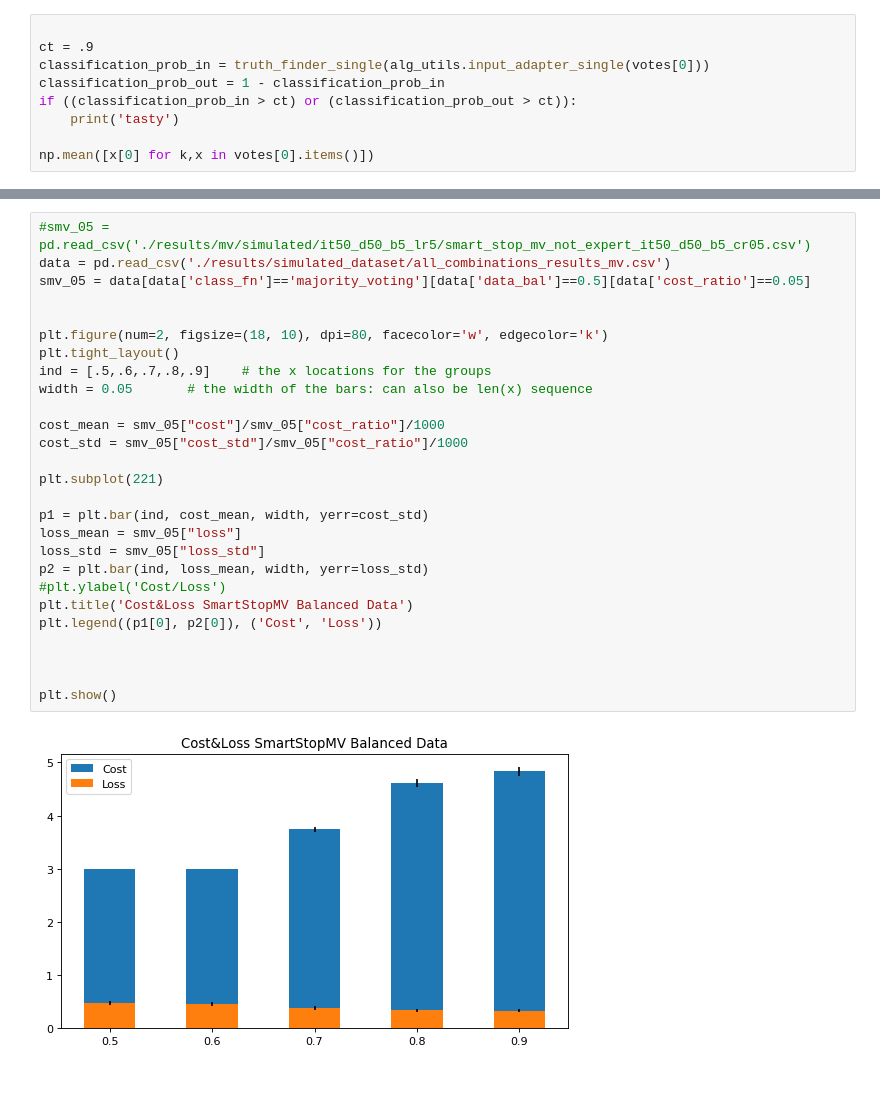
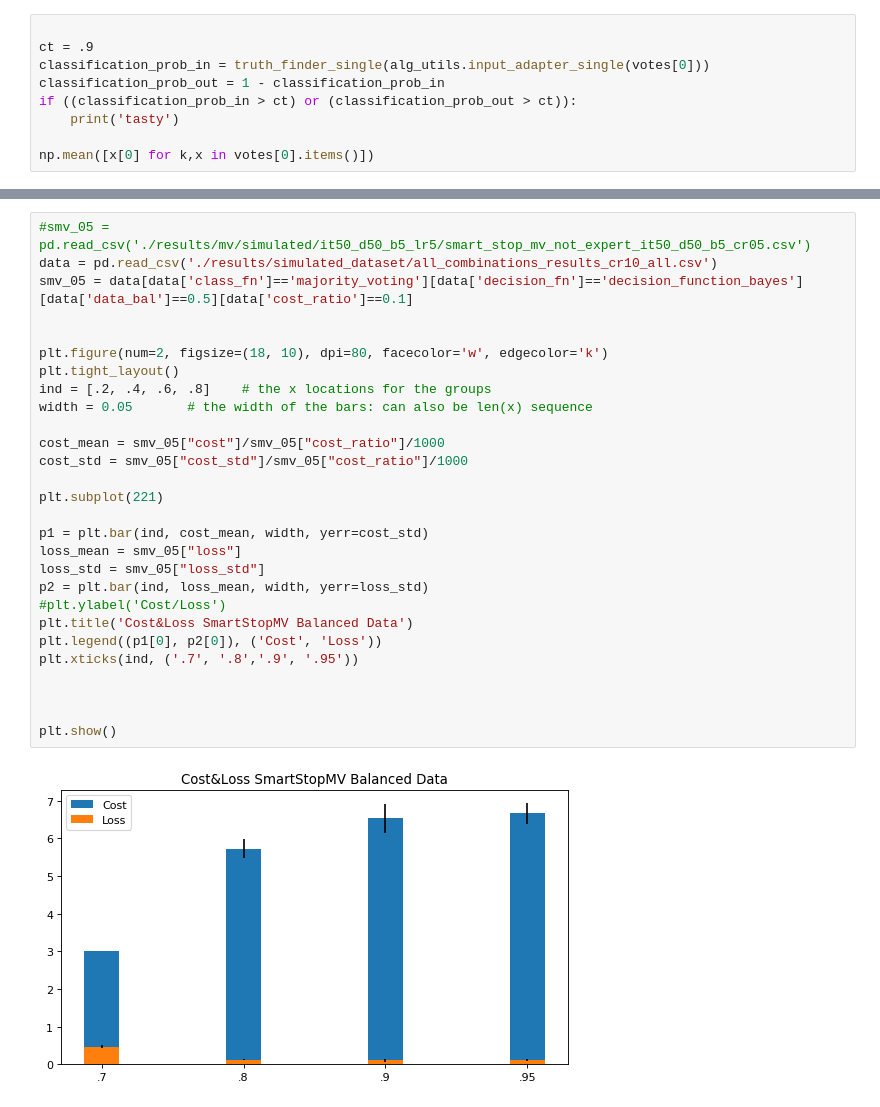
Before and after one commit to pmaglione/classification_model, a Jupyter notebook: test.ipynb, the cells around one changed output, grey strips where cells are left out. Drawn from its saved outputs; the diff is of its cells as text.

Commit message:
Plots and info

```diff
--- a/test.ipynb
+++ b/test.ipynb
@@ -515,32 +514,33 @@ np.mean(x)
 # %%
 #smv_05 = pd.read_csv('./results/mv/simulated/it50_d50_b5_lr5/smart_stop_mv_not_expert_it50_d50_b5_cr05.csv')
-data = pd.read_csv('./results/simulated_dataset/all_combinations_results_mv.csv')
-smv_05 = data[data['class_fn']=='majority_voting'][data['data_bal']==0.5][data['cost_ratio']==0.05]
+data = pd.read_csv('./results/simulated_dataset/all_combinations_results_cr10_all.csv')
+smv_05 = data[data['class_fn']=='majority_voting'][data['decision_fn']=='decision_function_bayes'][data['data_bal']==0.5][data['cost_ratio']==0.1]
 
 
 plt.figure(num=2, figsize=(18, 10), dpi=80, facecolor='w', edgecolor='k')
 plt.tight_layout()
-ind = [.5,.6,.7,.8,.9]    # the x locations for the groups
+ind = [.2, .4, .6, .8]    # the x locations for the groups
 width = 0.05       # the width of the bars: can also be len(x) sequence
 
 cost_mean = smv_05["cost"]/smv_05["cost_ratio"]/1000
 cost_std = smv_05["cost_std"]/smv_05["cost_ratio"]/1000
 
 plt.subplot(221)
 
 p1 = plt.bar(ind, cost_mean, width, yerr=cost_std)
 loss_mean = smv_05["loss"]
 loss_std = smv_05["loss_std"]
 p2 = plt.bar(ind, loss_mean, width, yerr=loss_std)
 #plt.ylabel('Cost/Loss')
 plt.title('Cost&Loss SmartStopMV Balanced Data')
 plt.legend((p1[0], p2[0]), ('Cost', 'Loss'))
+plt.xticks(ind, ('.7', '.8','.9', '.95'))
 
 
 
 plt.show()
 # %% [output]
-[figure, old version]
+[figure, new version]
 # %%
 from IPython.core import display as ICD
 
```
Also changed, not shown: parts of 12 cells of this notebook, 27 other files.
